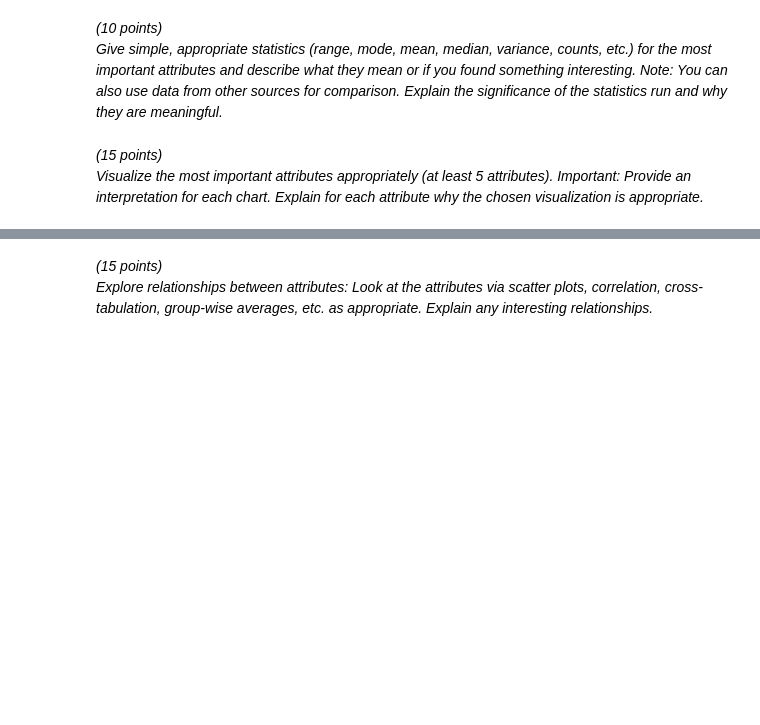
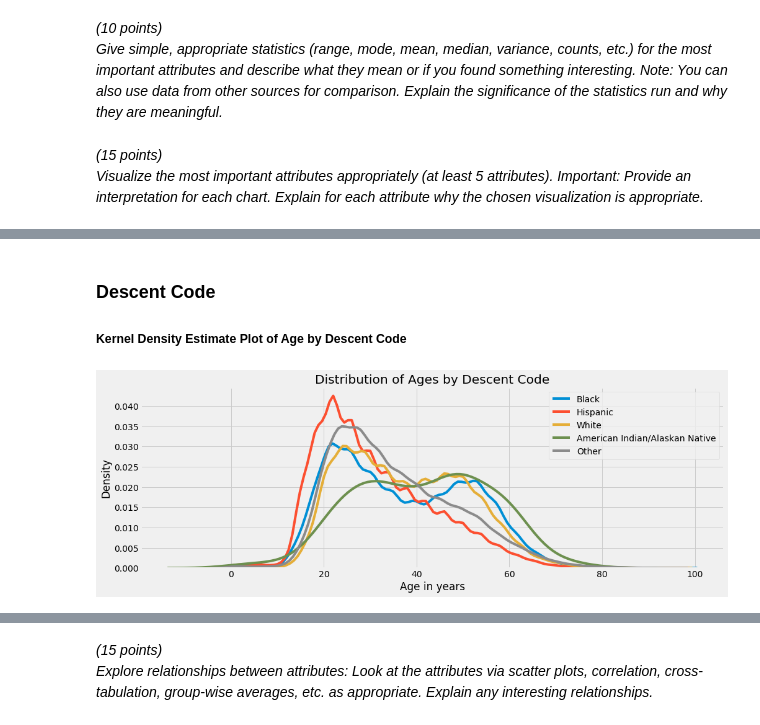
Before and after one commit to EdwardAF-IT/machine-learning-i-group-project, a Jupyter notebook: Code/Cleansing.ipynb, the cells around one changed output, grey strips where cells are left out. Drawn from its saved outputs; the diff is of its cells as text; code cells hidden in the pictures; blank space fills up the shorter version.

```diff
--- a/Code/Cleansing.ipynb
+++ b/Code/Cleansing.ipynb
@@ -213,0 +382,25 @@ df_cleansed['Descent Code'].describe()
+# %% [markdown]
+### Descent Code
+##### Kernel Density Estimate Plot of Age by Descent Code
+# %%
+plt.figure(figsize = (15, 5))
+
+# KDE Plots Age by Descent Code
+sns.kdeplot(df.loc[df['Descent Code'] == 'B', 'Age'], label = 'Black')
+sns.kdeplot(df.loc[df['Descent Code'] == 'H', 'Age'], label = 'Hispanic')
+sns.kdeplot(df.loc[df['Descent Code'] == 'W', 'Age'], label = 'White')
+sns.kdeplot(df.loc[df['Descent Code'] == 'I', 'Age'], label = 'American Indian/Alaskan Native')
+sns.kdeplot(df.loc[df['Descent Code'] == 'O', 'Age'], label = 'Other')
+
+# CN: Still working on these:
+#Asian = ['A', 'C', 'D', 'G', 'F', 'J', 'K', 'L', 'V', 'Z']
+#PacificIslander = ['G', 'S', 'P', 'U']
+
+#sns.kdeplot(df[df['Descent Code'].isin(Asian), 'Age'], label = 'Asian')
+#sns.kdeplot(df[df['Descent Code'].isin(PacificIslander), 'Age'], label = 'Pacific Islander')
+
+
+# Labels
+plt.xlabel('Age in years'); plt.ylabel('Density'); plt.title('Distribution of Ages by Descent Code');
+# %% [output]
+[figure, added]
```
Also changed, not shown: parts of 50 cells of this notebook.
